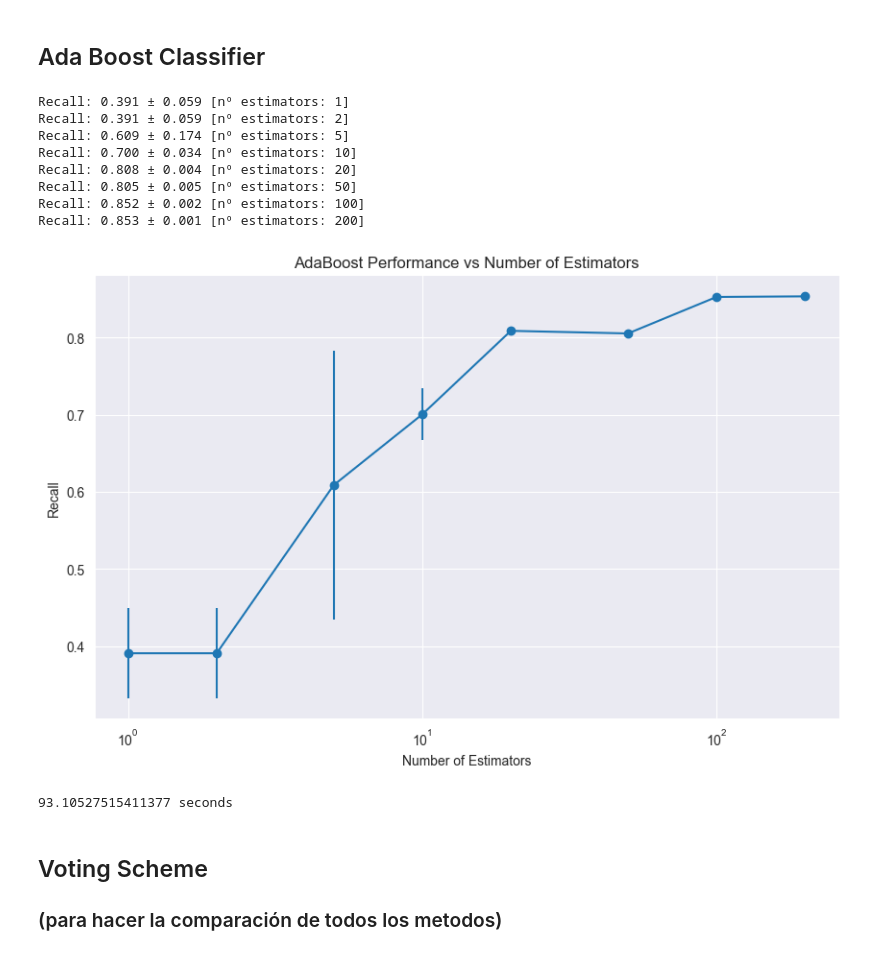
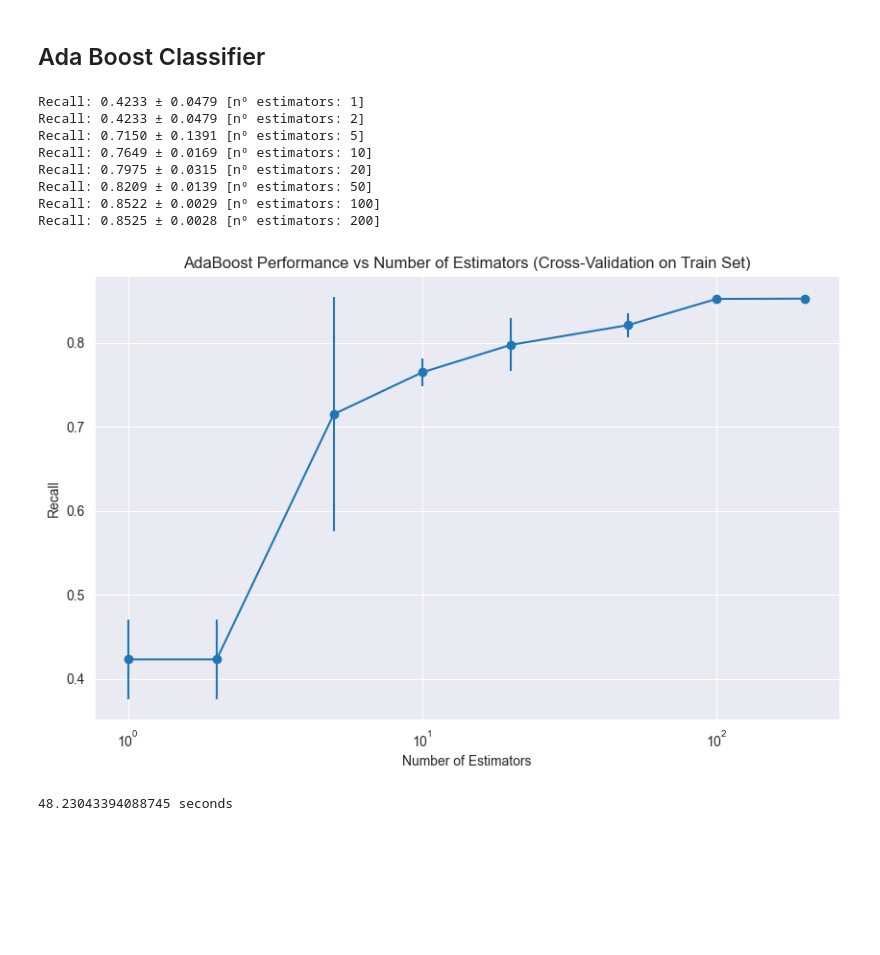
Before and after one commit to alexlafuente/heart_attack_prediction_md, a Jupyter notebook: decisionTrees.ipynb, the cells around one changed output. Drawn from its saved outputs; the diff is of its cells as text; code cells hidden in the pictures; blank space fills up the shorter version.

```diff
--- a/decisionTrees.ipynb
+++ b/decisionTrees.ipynb
@@ -35,19 +52,18 @@ Total samples: 127030
 # %% [markdown]
 # Hyperparameter Tuning with GridSearchCV
 # %%
-from sklearn.model_selection import GridSearchCV
-
 params = {
+    "criterion": ['gini', 'entropy'],
     "min_impurity_decrease": list(np.linspace(0,0.5,21)),
     "min_samples_split":list(range(2,20,2)),
 }
-clf = GridSearchCV(
+dt_grid_search  = GridSearchCV(
     DecisionTreeClassifier(criterion = "entropy", random_state=1),
     param_grid = params,
-    cv = 10,
+    cv = 5,
     n_jobs = -1,
     scoring='recall'
 )
-clf.fit(X_train, y_train)
-print(f"Best Params = {clf.best_params_}  -  Recall = {clf.best_score_}")
+dt_grid_search.fit(X_train, y_train)
+print(f"Best Params = {dt_grid_search .best_params_}  -  Recall = {dt_grid_search .best_score_}")
 # %% [output]
@@ -307,47 +244,46 @@ Recall: 0.791 ± 0.003 [nº estimators (trees): 200]
 ## Ada Boost Classifier
 # %%
 @compute_executions_time
-def execute_ada_boost_classifier_for_different_classifiers(cv=2):
+def execute_ada_boost_classifier_for_different_classifiers(cv=5):
     results = []
     options = [1, 2, 5, 10, 20, 50, 100, 200]
     for n_estimators in options:
-        ada_boos_classifier = AdaBoostClassifier(
+        ada_boost_classifier = AdaBoostClassifier(
+            estimator=DecisionTreeClassifier(max_depth=1, random_state=1),
             n_estimators=n_estimators,
             random_state=1
         )
         scores = cross_val_score(
-            ada_boos_classifier,
-            X,
-            y,
+            ada_boost_classifier,
+            X_train,
+            y_train,
             cv = cv,
-            scoring = "recall"
+            scoring = "recall",
+            n_jobs=-1
         )
         results.append((n_estimators, scores.mean(), scores.std()))
-        print(f"Recall: {scores.mean():.3f} ± {scores.std():.3f} [nº estimators: {n_estimators}]")
-
+        print(f"Recall: {scores.mean():.4f} ± {scores.std():.4f} [nº estimators: {n_estimators}]")
     plt.figure(figsize=(10, 6))
     means = [r[1] for r in results]
     stds = [r[2] for r in results]
     plt.errorbar(options, means, yerr=stds, fmt='-o')
     plt.xlabel('Number of Estimators')
     plt.ylabel('Recall')
-    plt.title('AdaBoost Performance vs Number of Estimators')
+    plt.title('AdaBoost Performance vs Number of Estimators (Cross-Validation on Train Set)')
     plt.xscale('log')
     plt.grid(True)
     plt.show()
-execute_ada_boost_classifier_for_different_classifiers()
+    return results
+
+ada_results = execute_ada_boost_classifier_for_different_classifiers()
 # %% [output]
-Recall: 0.391 ± 0.059 [nº estimators: 1]
-Recall: 0.391 ± 0.059 [nº estimators: 2]
-Recall: 0.609 ± 0.174 [nº estimators: 5]
-Recall: 0.700 ± 0.034 [nº estimators: 10]
-Recall: 0.808 ± 0.004 [nº estimators: 20]
-Recall: 0.805 ± 0.005 [nº estimators: 50]
-Recall: 0.852 ± 0.002 [nº estimators: 100]
-Recall: 0.853 ± 0.001 [nº estimators: 200]
+Recall: 0.4233 ± 0.0479 [nº estimators: 1]
+Recall: 0.4233 ± 0.0479 [nº estimators: 2]
+Recall: 0.7150 ± 0.1391 [nº estimators: 5]
+Recall: 0.7649 ± 0.0169 [nº estimators: 10]
+Recall: 0.7975 ± 0.0315 [nº estimators: 20]
+Recall: 0.8209 ± 0.0139 [nº estimators: 50]
+Recall: 0.8522 ± 0.0029 [nº estimators: 100]
+Recall: 0.8525 ± 0.0028 [nº estimators: 200]
-[figure, old version]
+[figure, new version]
-93.10527515411377 seconds
+48.23043394088745 seconds
-# %% [markdown]
- ## Voting Scheme
-
-### (para hacer la comparación de todos los metodos)
```
Also changed, not shown: parts of 12 cells of this notebook.
